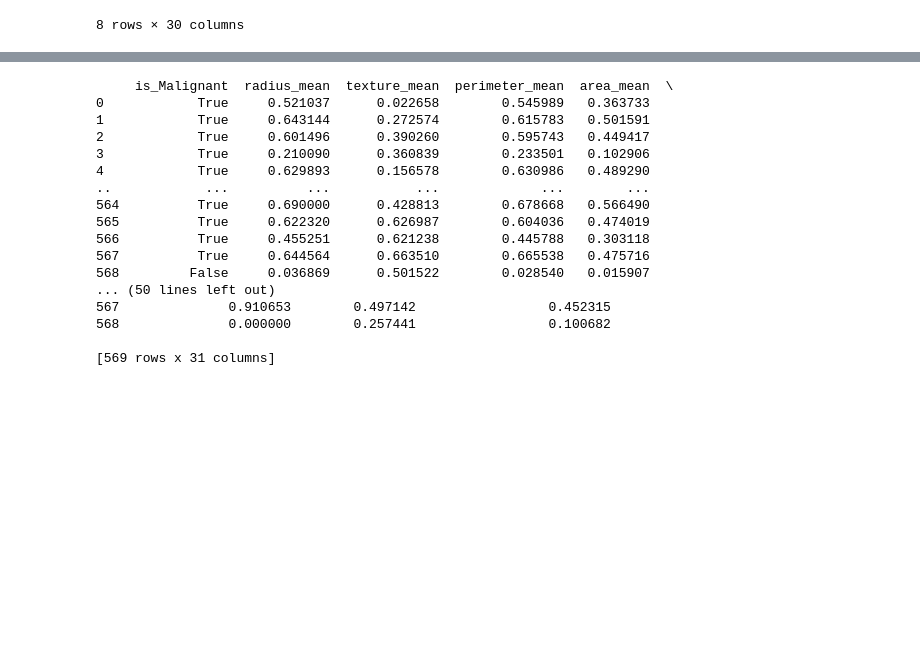
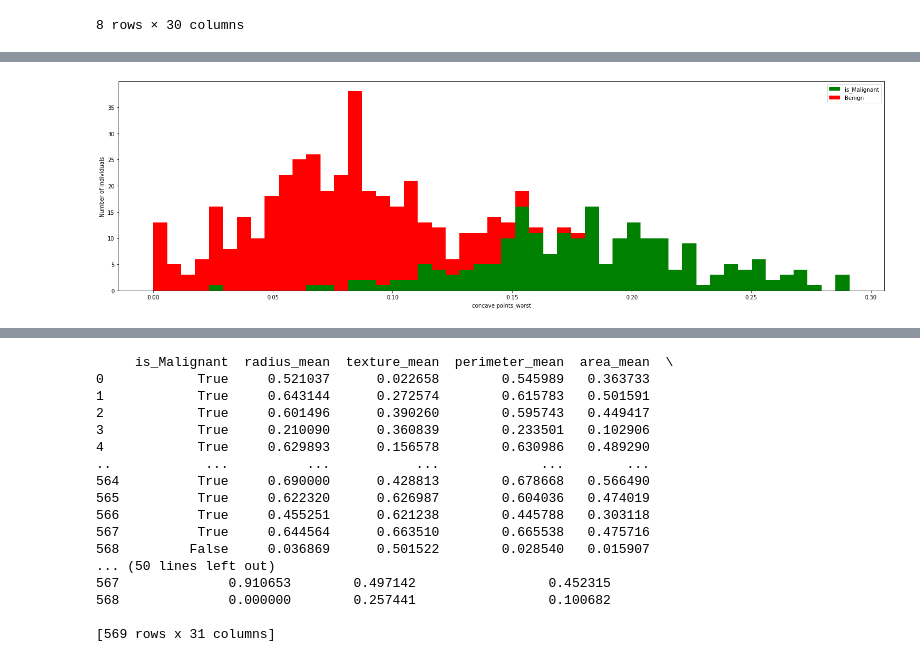
Before and after one commit to Conor-Luppnow/Project1_Cancer_Predictor, a Jupyter notebook: cancer.ipynb, the cells around one changed output, grey strips where cells are left out. Cells and saved outputs as stored; diff of their text form; code cells hidden in the pictures; blank space fills up the shorter version.

```diff
--- a/cancer.ipynb
+++ b/cancer.ipynb
@@ -86,0 +112,15 @@ df.describe()
+# %%
+def malig(var):
+    figure = plt.figure(figsize = (25,7))
+    plt.hist([df[df["is_Malignant"] == 1][var], df[df["is_Malignant"] == 0][var]],
+            stacked = True, color =['g','r'],bins = 50, label = ["is_Malignant","Benign"])
+    plt.xlabel(var)
+    plt.ylabel("Number of Individuals")
+    plt.legend();
+# function to plot the number of inidvuduals who have a specified feature, and with that feature either have a
+# malignant tumor or a benign tumor
+# %%
+malig("concave points_worst")
+# malig function with concave points_worst feature as variable
+# %% [output]
+[figure, added]
```
Also changed, not shown: parts of 19 cells of this notebook.
